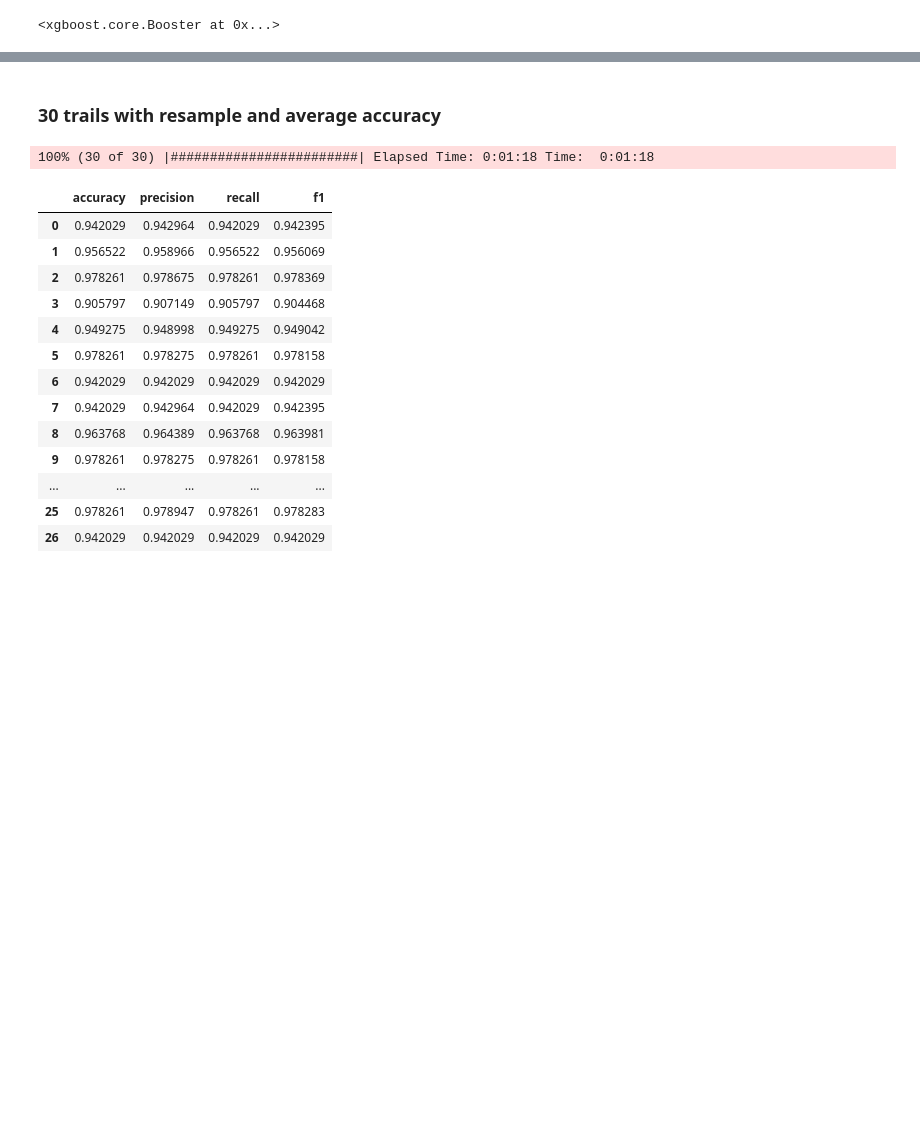
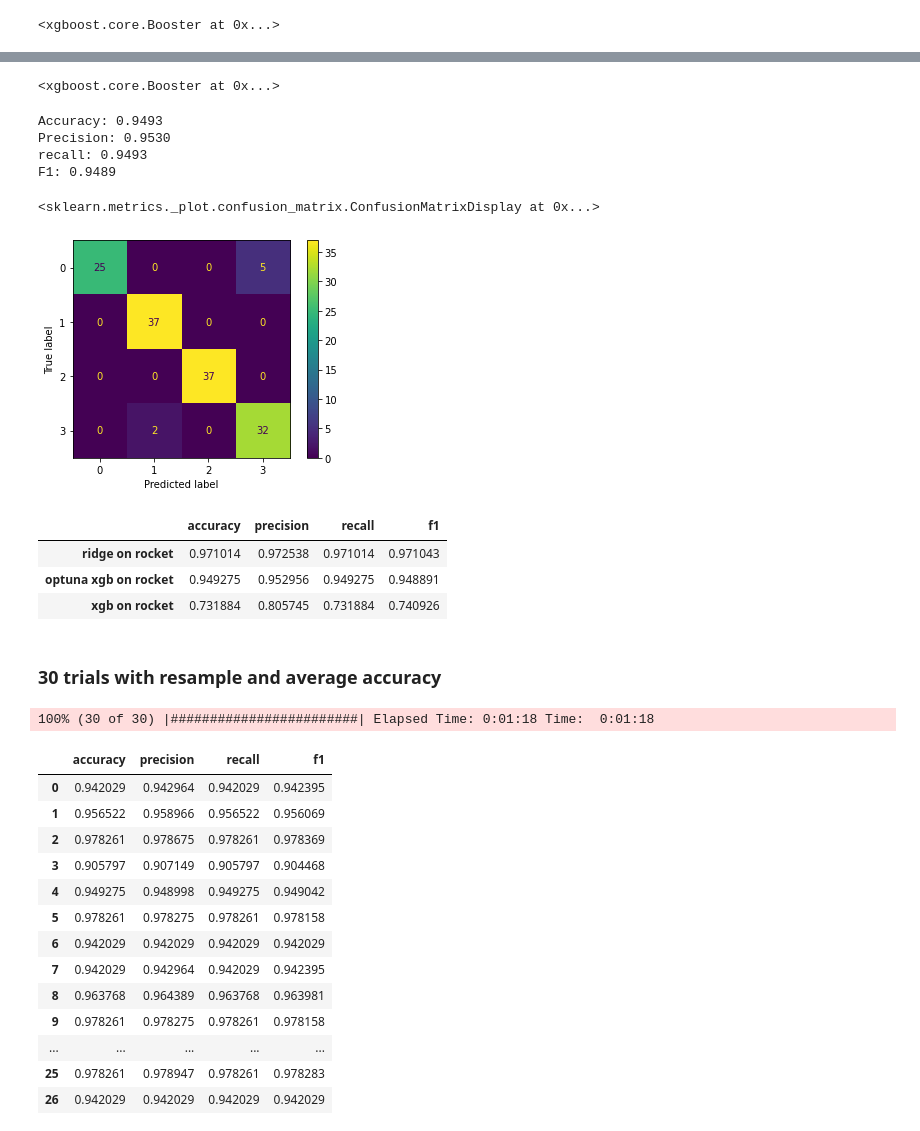
Before and after one commit to LRAbbade/mtsc, a Jupyter notebook: replicate.ipynb, the cells around one changed output, grey strips where cells are left out. Drawn from its saved outputs; the diff is of its cells as text; code cells hidden in the pictures; blank space fills up the shorter version.

```diff
--- a/replicate.ipynb
+++ b/replicate.ipynb
@@ -198,0 +272,13 @@ res_df.sort_values('f1', ascending=False)
+# %%
+def optimize_params():
+    study = optuna.create_study(
+        direction='maximize',
+        pruner=optuna.pruners.MedianPruner(
+            n_startup_trials=30, n_warmup_steps=30, interval_steps=10
+        )
+    )
+    study.optimize(objective, n_trials=300)
+    return study.best_params
+# %%
+params = optimize_params()
+params
@@ -198,0 +303,4 @@ res_df.sort_values('f1', ascending=False)
+# %%
+params['eval_metric'] = 'auc'
+params['objective'] = 'multi:softprob'
+params['num_class'] = 4
@@ -199,5 +321,26 @@ res_df.sort_values('f1', ascending=False)
+# %%
+booster = xgb.train(params, dtrain)
+booster
+# %% [output]
+<xgboost.core.Booster at 0x...>
+# %%
+res_df = res_df.append(pd.DataFrame(data=print_cv_metrics_for_pred(encoded_y_test, [i.argmax() for i in booster.predict(dxtest)]), index=['optuna xgb on rocket']))
+# %% [output]
+Accuracy: 0.9493
+Precision: 0.9530
+recall: 0.9493
+F1: 0.9489
+<sklearn.metrics._plot.confusion_matrix.ConfusionMatrixDisplay at 0x...>
+[figure, added]
+# %%
+res_df.sort_values('f1', ascending=False)
+# %% [output]
+|  | accuracy | precision | recall | f1 |
+| ridge on rocket | 0.971014 | 0.972538 | 0.971014 | 0.971043 |
+| optuna xgb on rocket | 0.949275 | 0.952956 | 0.949275 | 0.948891 |
+| xgb on rocket | 0.731884 | 0.805745 | 0.731884 | 0.740926 |
 # %% [markdown]
-### 30 trails with resample and average accuracy
+### 30 trials with resample and average accuracy
 # %%
 class RidgeRocket:
     def __init__(self, verbose=False):
```
Also changed, not shown: parts of 35 cells of this notebook.
